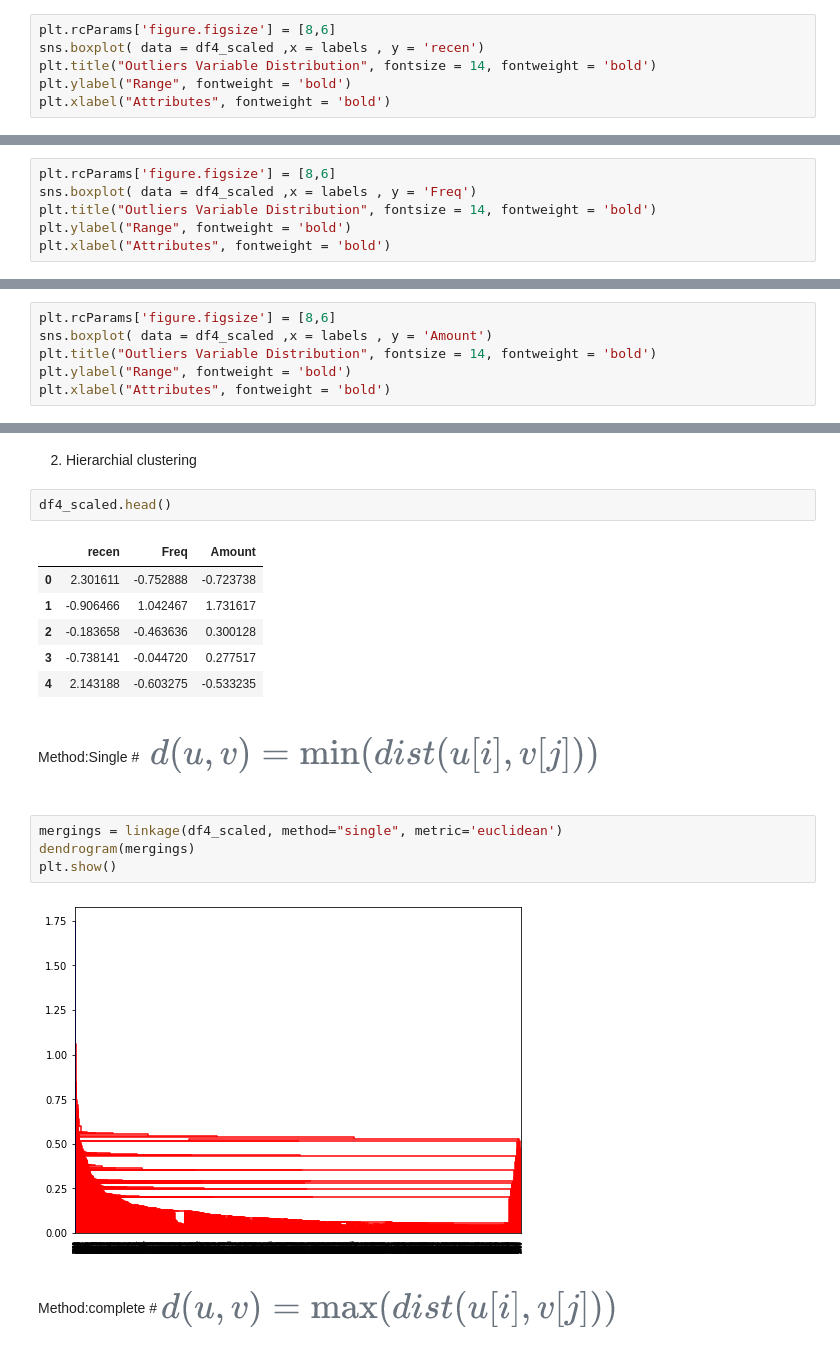
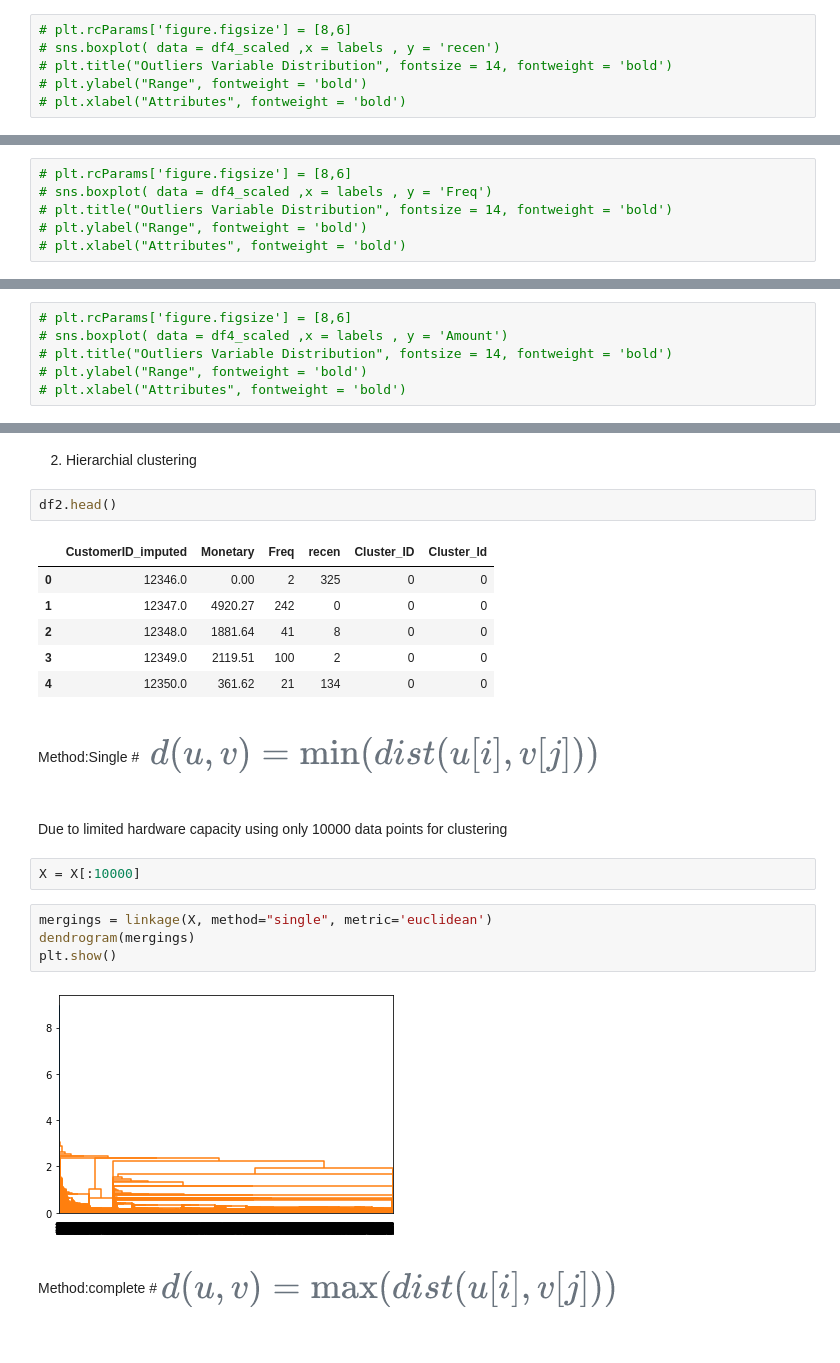
Before and after one commit to ydv1412/Customer_segmentation, a Jupyter notebook: customer_segmentation.ipynb, the cells around one changed output, grey strips where cells are left out. Cells and saved outputs as stored; diff of their text form.

```diff
--- a/customer_segmentation.ipynb
+++ b/customer_segmentation.ipynb
@@ -336,6 +807,6 @@ labels = kmeans.labels_
 # %%
-plt.rcParams['figure.figsize'] = [8,6]
-sns.boxplot( data = df4_scaled ,x = labels , y = 'recen')
-plt.title("Outliers Variable Distribution", fontsize = 14, fontweight = 'bold')
-plt.ylabel("Range", fontweight = 'bold')
-plt.xlabel("Attributes", fontweight = 'bold')
+# plt.rcParams['figure.figsize'] = [8,6]
+# sns.boxplot( data = df4_scaled ,x = labels , y = 'recen')
+# plt.title("Outliers Variable Distribution", fontsize = 14, fontweight = 'bold')
+# plt.ylabel("Range", fontweight = 'bold')
+# plt.xlabel("Attributes", fontweight = 'bold')
@@ -345,6 +813,6 @@ Text(0.5, 0, 'Attributes')
 # %%
-plt.rcParams['figure.figsize'] = [8,6]
-sns.boxplot( data = df4_scaled ,x = labels , y = 'Freq')
-plt.title("Outliers Variable Distribution", fontsize = 14, fontweight = 'bold')
-plt.ylabel("Range", fontweight = 'bold')
-plt.xlabel("Attributes", fontweight = 'bold')
+# plt.rcParams['figure.figsize'] = [8,6]
+# sns.boxplot( data = df4_scaled ,x = labels , y = 'Freq')
+# plt.title("Outliers Variable Distribution", fontsize = 14, fontweight = 'bold')
+# plt.ylabel("Range", fontweight = 'bold')
+# plt.xlabel("Attributes", fontweight = 'bold')
@@ -354,6 +819,6 @@ Text(0.5, 0, 'Attributes')
 # %%
-plt.rcParams['figure.figsize'] = [8,6]
-sns.boxplot( data = df4_scaled ,x = labels , y = 'Amount')
-plt.title("Outliers Variable Distribution", fontsize = 14, fontweight = 'bold')
-plt.ylabel("Range", fontweight = 'bold')
-plt.xlabel("Attributes", fontweight = 'bold')
+# plt.rcParams['figure.figsize'] = [8,6]
+# sns.boxplot( data = df4_scaled ,x = labels , y = 'Amount')
+# plt.title("Outliers Variable Distribution", fontsize = 14, fontweight = 'bold')
+# plt.ylabel("Range", fontweight = 'bold')
+# plt.xlabel("Attributes", fontweight = 'bold')
@@ -365,23 +827,27 @@ n_clusters = 3 is better that n_clusters = 4
 # %% [markdown]
 2. Hierarchial clustering
 # %%
-df4_scaled.head()
+df2.head()
 # %% [output]
-|  | recen | Freq | Amount |
-| 0 | 2.301611 | -0.752888 | -0.723738 |
-| 1 | -0.906466 | 1.042467 | 1.731617 |
-| 2 | -0.183658 | -0.463636 | 0.300128 |
-| 3 | -0.738141 | -0.044720 | 0.277517 |
-| 4 | 2.143188 | -0.603275 | -0.533235 |
+|  | CustomerID_imputed | Monetary | Freq | recen | Cluster_ID | Cluster_Id |
+| 0 | 12346.0 | 0.00 | 2 | 325 | 0 | 0 |
+| 1 | 12347.0 | 4920.27 | 242 | 0 | 0 | 0 |
+| 2 | 12348.0 | 1881.64 | 41 | 8 | 0 | 0 |
+| 3 | 12349.0 | 2119.51 | 100 | 2 | 0 | 0 |
+| 4 | 12350.0 | 361.62 | 21 | 134 | 0 | 0 |
 # %% [markdown]
 Method:Single
 #![single.png](embedded-picture-1)
+# %% [markdown]
+Due to limited hardware capacity using only 10000 data points for clustering
+# %%
+X = X[:10000]
 # %%
-mergings = linkage(df4_scaled, method="single", metric='euclidean')
+mergings = linkage(X, method="single", metric='euclidean')
 dendrogram(mergings)
 plt.show()
 # %% [output]
-[figure, old version]
+[figure, new version]
 # %% [markdown]
 Method:complete
 #![complete.png](embedded-picture-1)
```
Also changed, not shown: parts of 152 cells of this notebook.
